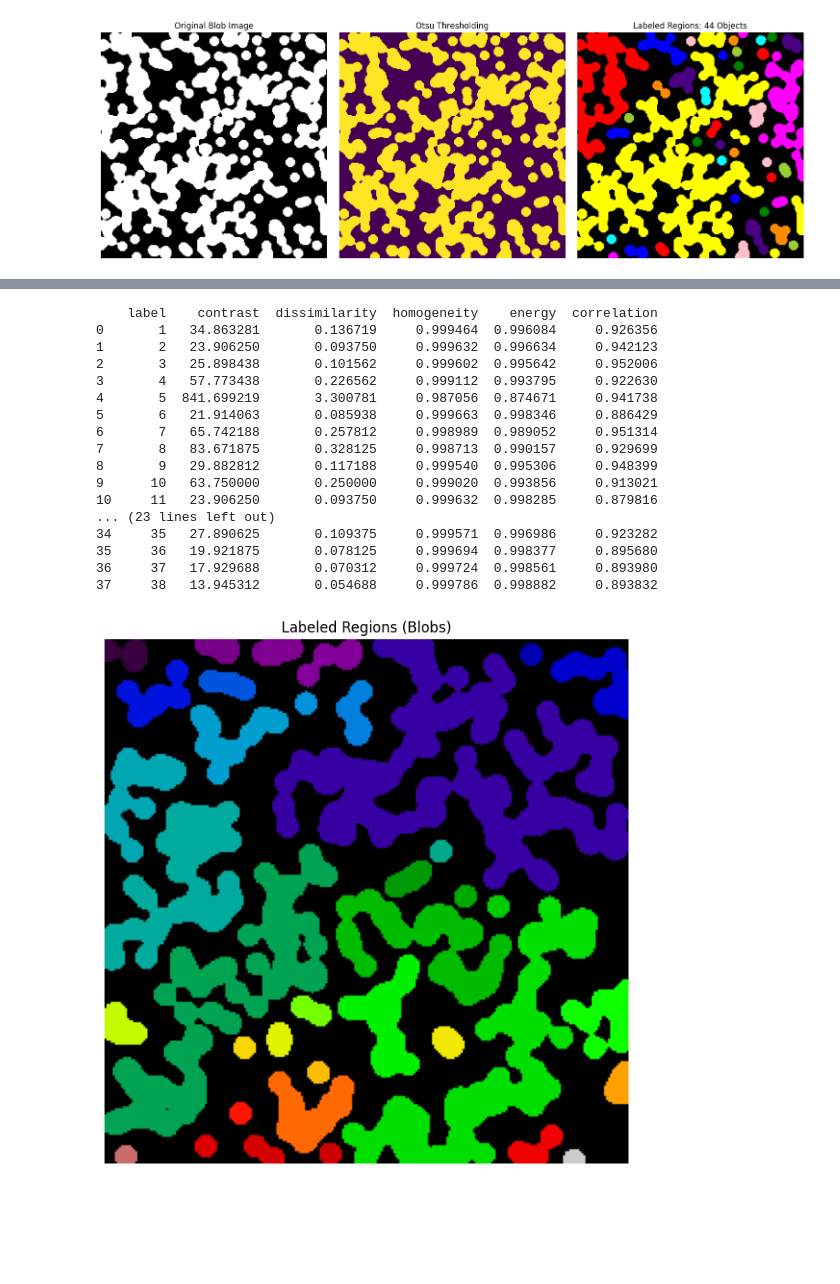
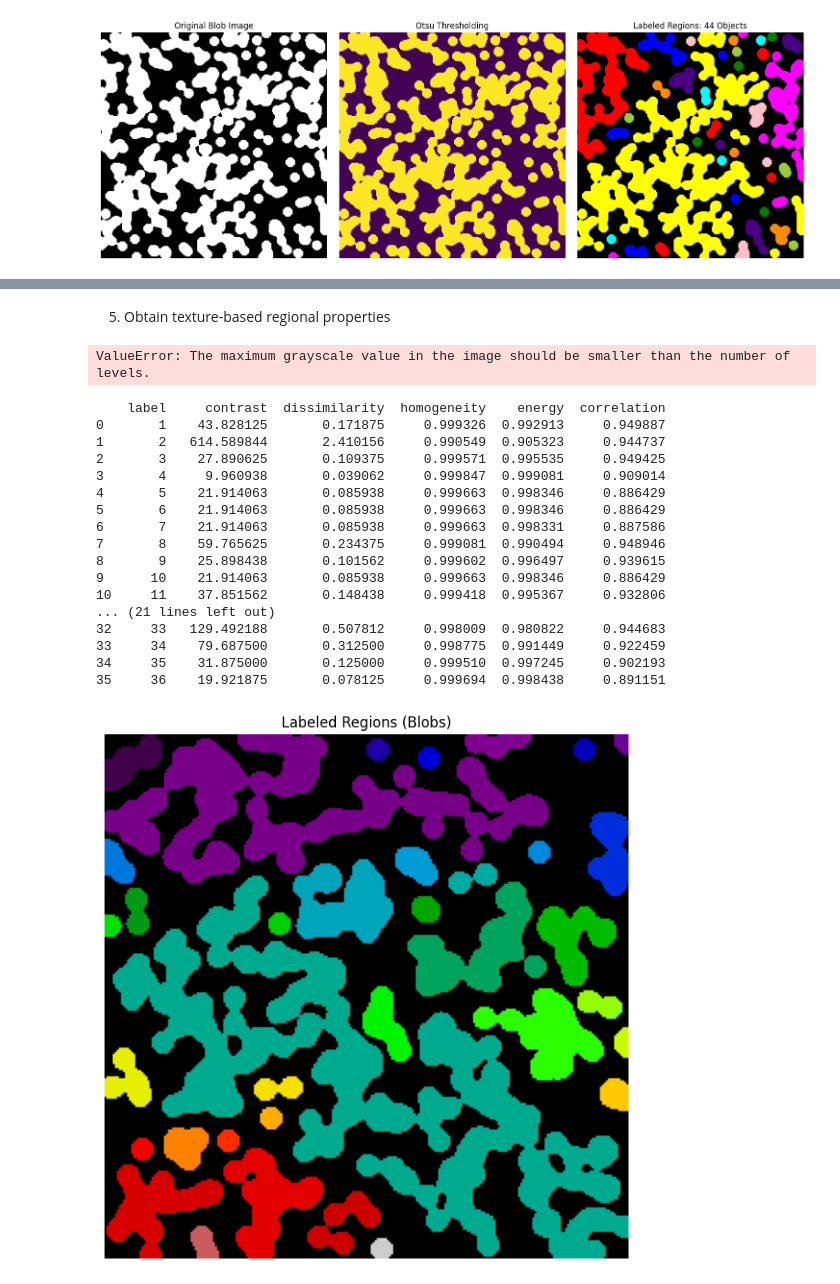
Before and after one commit to MarinaIMadh/Computer_Vision, a Jupyter notebook: M3_exercise_solution/ex4_solution.ipynb, the cells around one changed output, grey strips where cells are left out. Drawn from its saved outputs; the diff is of its cells as text; code cells hidden in the pictures; blank space fills up the shorter version.

```diff
--- a/M3_exercise_solution/ex4_solution.ipynb
+++ b/M3_exercise_solution/ex4_solution.ipynb
@@ -215,3 +192,19 @@ Correlation: [[0.88434407]]
+# %% [markdown]
+5. Obtain texture-based regional properties
+# %%
+# Convert to integer image (GLCM requires integer values)
+image_int = (image * 255).astype(np.uint8)
+
+glcm = feature.graycomatrix(image_int, distances=[1], angles=[0], levels=2, symmetric=False, normed=False)
+
+# 3. Print co-occurrence counts
+print("GLCM Matrix for binary blobs (gray levels 0 and 1):\n")
+for i in range(2):
+    for j in range(2):
+        count = glcm[i, j, 0, 0]
+        print(f"Gray level {i} has neighbor {j} → {count} times (right neighbor)")
+# %% [output]
+ValueError: The maximum grayscale value in the image should be smaller than the number of levels.
 # %%
 import numpy as np
 import pandas as pd
@@ -219,19 +212,16 @@ import matplotlib.pyplot as plt
 from skimage import data, measure, feature
 from skimage import filters
 
-# Generate synthetic binary blobs (grayscale image)
-image = data.binary_blobs(length=256, blob_size_fraction=0.05).astype(float)
-
 # Convert to integer image (GLCM requires integer values)
 image_int = (image * 255).astype(np.uint8)
 
-# Step 1: Label connected regions (blobs) in the image
+# Label connected regions (blobs) in the image
 labeled_image = measure.label(image)
 
-# Step 2: Initialize an empty list to store texture features for each blob
+# Initialize an empty list to store texture features for each blob
 blob_properties = []
 
-# Step 3: Loop through each labeled region (blob)
+# Loop through each labeled region (blob)
 for region in measure.regionprops(labeled_image):
     # Get the label of the current region (blob)
     label = region.label
@@ -245,48 +235,48 @@ for region in measure.regionprops(labeled_image):
     # Extract texture features from GLCM
     contrast = feature.graycoprops(glcm, 'contrast')[0, 0]
     dissimilarity = feature.graycoprops(glcm, 'dissimilarity')[0, 0]
     homogeneity = feature.graycoprops(glcm, 'homogeneity')[0, 0]
     energy = feature.graycoprops(glcm, 'energy')[0, 0]
     correlation = feature.graycoprops(glcm, 'correlation')[0, 0]
 
     # Store the features in the list
     blob_properties.append({
         'label': label,
         'contrast': contrast,
         'dissimilarity': dissimilarity,
         'homogeneity': homogeneity,
         'energy': energy,
         'correlation': correlation
     })
 
 # Step 4: Convert the list of blob properties into a pandas DataFrame
 df_blob_properties = pd.DataFrame(blob_properties)
 
 # Display the DataFrame with texture features for each blob
 print(df_blob_properties)
 
 # Optional: Plot the original image with labeled regions
 fig, ax = plt.subplots(figsize=(8, 8))
 ax.imshow(labeled_image, cmap='nipy_spectral')
 ax.set_title("Labeled Regions (Blobs)")
 ax.axis('off')
 plt.show()
 # %% [output]
-    label    contrast  dissimilarity  homogeneity    energy  correlation
-0       1   34.863281       0.136719     0.999464  0.996084     0.926356
-1       2   23.906250       0.093750     0.999632  0.996634     0.942123
-2       3   25.898438       0.101562     0.999602  0.995642     0.952006
-3       4   57.773438       0.226562     0.999112  0.993795     0.922630
-4       5  841.699219       3.300781     0.987056  0.874671     0.941738
-5       6   21.914063       0.085938     0.999663  0.998346     0.886429
-6       7   65.742188       0.257812     0.998989  0.989052     0.951314
-7       8   83.671875       0.328125     0.998713  0.990157     0.929699
-8       9   29.882812       0.117188     0.999540  0.995306     0.948399
-9      10   63.750000       0.250000     0.999020  0.993856     0.913021
-10     11   23.906250       0.093750     0.999632  0.998285     0.879816
-... (23 lines left out)
-34     35   27.890625       0.109375     0.999571  0.996986     0.923282
-35     36   19.921875       0.078125     0.999694  0.998377     0.895680
-36     37   17.929688       0.070312     0.999724  0.998561     0.893980
-37     38   13.945312       0.054688     0.999786  0.998882     0.893832
+    label     contrast  dissimilarity  homogeneity    energy  correlation
+0       1    43.828125       0.171875     0.999326  0.992913     0.949887
+1       2   614.589844       2.410156     0.990549  0.905323     0.944737
+2       3    27.890625       0.109375     0.999571  0.995535     0.949425
+3       4     9.960938       0.039062     0.999847  0.999081     0.909014
+4       5    21.914063       0.085938     0.999663  0.998346     0.886429
+5       6    21.914063       0.085938     0.999663  0.998346     0.886429
+6       7    21.914063       0.085938     0.999663  0.998331     0.887586
+7       8    59.765625       0.234375     0.999081  0.990494     0.948946
+8       9    25.898438       0.101562     0.999602  0.996497     0.939615
+9      10    21.914063       0.085938     0.999663  0.998346     0.886429
+10     11    37.851562       0.148438     0.999418  0.995367     0.932806
+... (21 lines left out)
+32     33   129.492188       0.507812     0.998009  0.980822     0.944683
+33     34    79.687500       0.312500     0.998775  0.991449     0.922459
+34     35    31.875000       0.125000     0.999510  0.997245     0.902193
+35     36    19.921875       0.078125     0.999694  0.998438     0.891151
-[figure, old version]
+[figure, new version]
```
Also changed, not shown: parts of 14 cells of this notebook.
